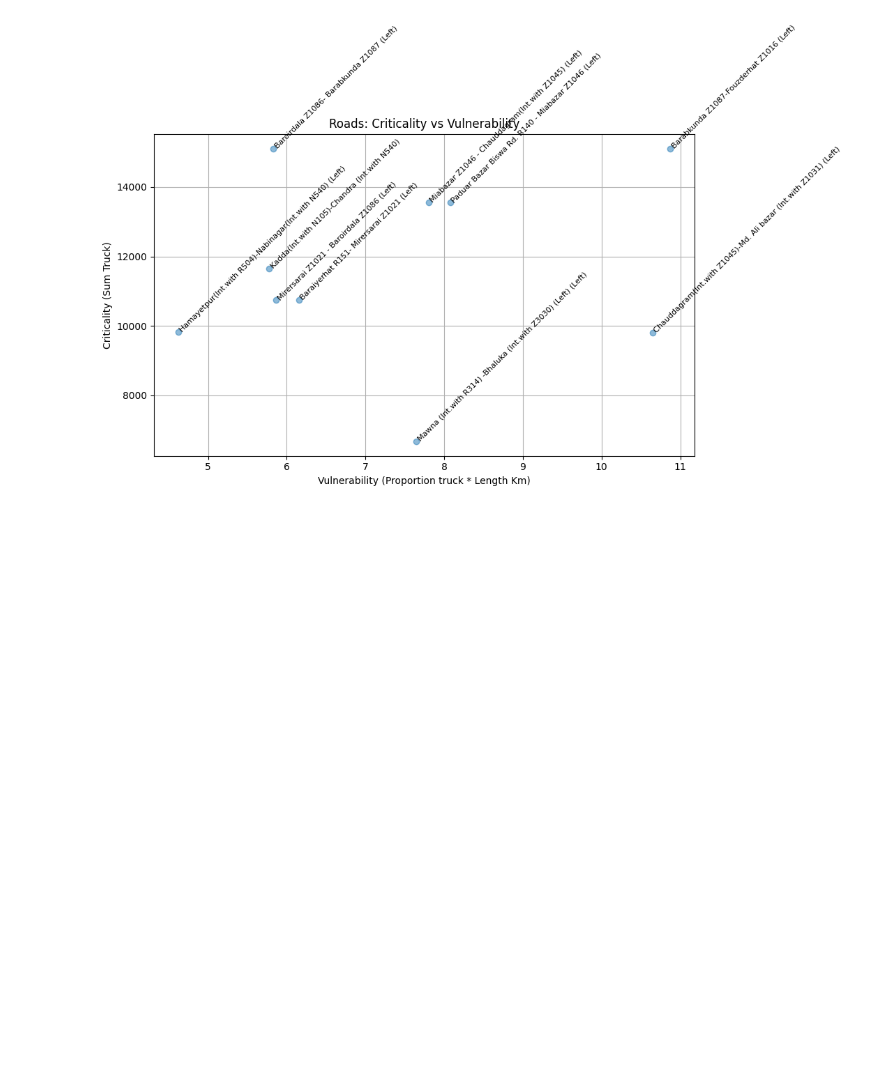
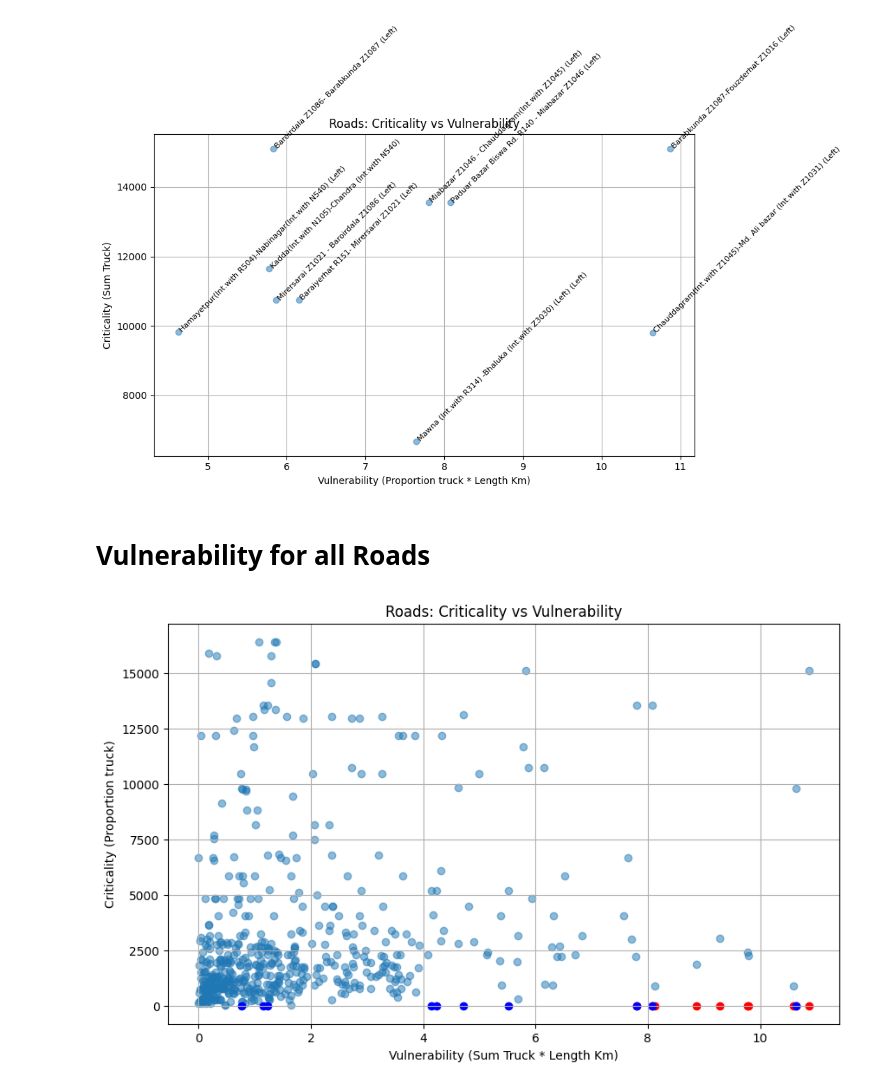
Before and after one commit to roydonders/EPA113a-Lab, a Jupyter notebook: EPA1352-G01-A4/notebook/Top 10 Roads RMMS data.ipynb, the cells around one changed output. Drawn from its saved outputs; the diff is of its cells as text; code cells hidden in the pictures; blank space fills up the shorter version.

Commit message:
Update vulnerability_matrix plots voor alle Bridges en Nu ook Roads in de top10assignment4_vulnerability_matrix.ipynb

```diff
--- a/EPA1352-G01-A4/notebook/Top 10 Roads RMMS data.ipynb
+++ b/EPA1352-G01-A4/notebook/Top 10 Roads RMMS data.ipynb
@@ -522,3 +522,5 @@ vul_matrix1(top_10_critical_roads)
 vul_matrix1(top_10_vulnerable_roads)
 # %% [output]
 [figure]
+# %% [markdown]
+# Vulnerability for all Roads
@@ -524,0 +529,39 @@ vul_matrix1(top_10_vulnerable_roads)
+# %%
+def vul_matrix1_color(df):
+    # Define a color map for different road types if needed
+    # road_type_colors = {'N1': 'blue', 'N105': 'red', 'Other': 'green'}
+
+    cdf = df.copy()
+
+    # Calculate vulnerability for each road segment
+    cdf['Vulnerability'] = cdf['Proportion truck'] * df['Length Km']
+    df = cdf
+
+    # Plot
+    plt.figure(figsize=(10, 6))
+    plt.scatter(df['Vulnerability'], df['Sum Truck'], alpha=0.5)
+
+    # Plot top 10 vulnerability points in red
+    top_10_vulnerability = df.sort_values(by='Vulnerability', ascending=False).head(10)
+    plt.scatter(top_10_vulnerability['Vulnerability'], top_10_vulnerability['Proportion truck'], color='red', label='Top 10 Vulnerability')
+
+    # Plot top 10 criticality points in blue
+    top_10_criticality = df.sort_values(by='Proportion truck', ascending=False).head(10)
+    plt.scatter(top_10_criticality['Vulnerability'], top_10_criticality['Proportion truck'], color='blue', label='Top 10 Criticality')
+
+    # # Annotate each point with road name
+    # for i, row in df.iterrows():
+    #     plt.text(row['Vulnerability'], row['Sum Truck'], row['Name'], fontsize=8, rotation=45)
+        # You can use road types to color points if needed
+        # plt.scatter(row['Vulnerability'], row['Sum Truck'], color=road_type_colors.get(row['Road name'], 'black'))
+
+    plt.xlabel('Vulnerability (Sum Truck * Length Km)')
+    plt.ylabel('Criticality (Proportion truck)')
+    plt.title('Roads: Criticality vs Vulnerability')
+    plt.grid(True)
+    plt.show()
+    return
+# %%
+ vul_matrix1_color(sorted_df)
+# %% [output]
+[figure, added]
```
Also changed, not shown: parts of 1 cell of this notebook.
